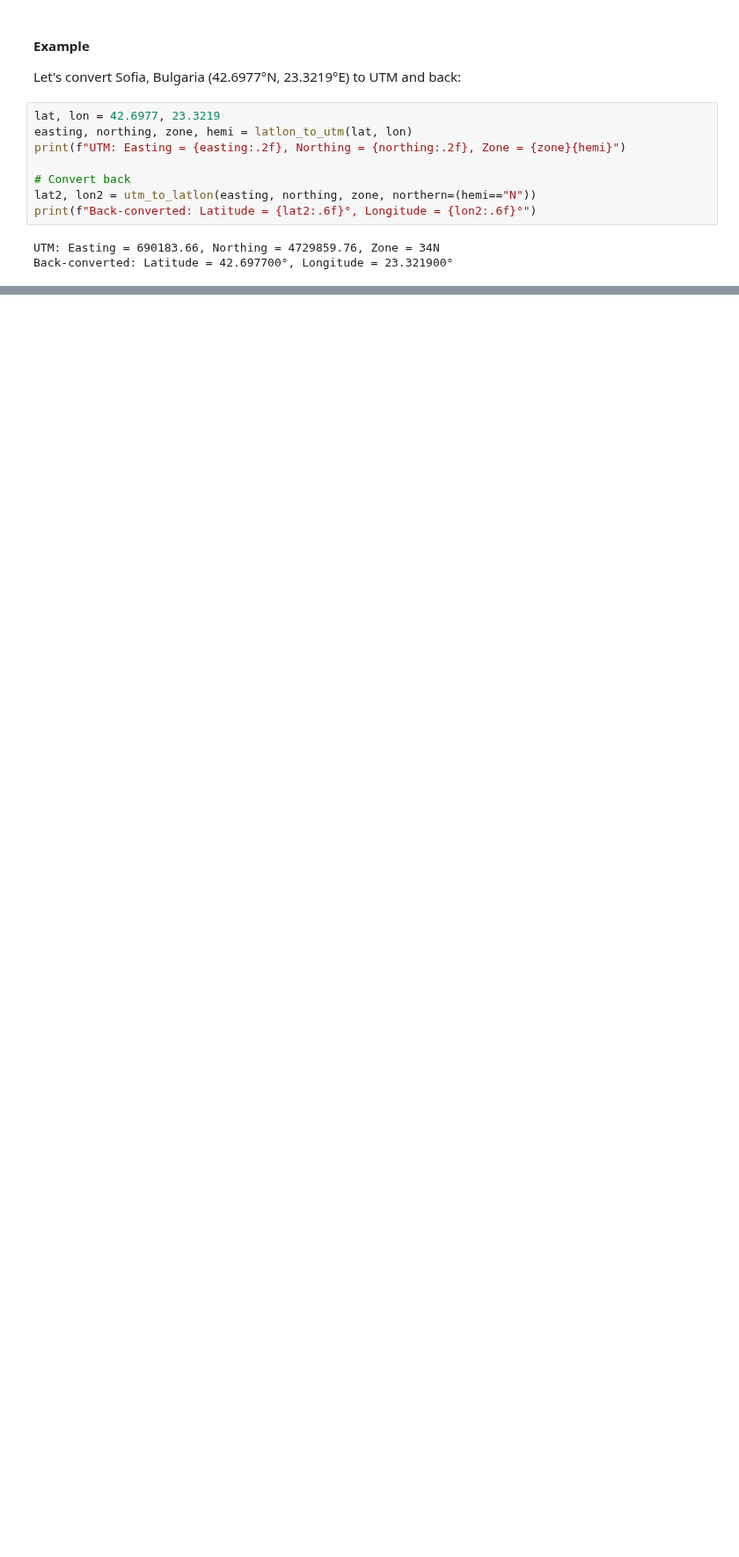
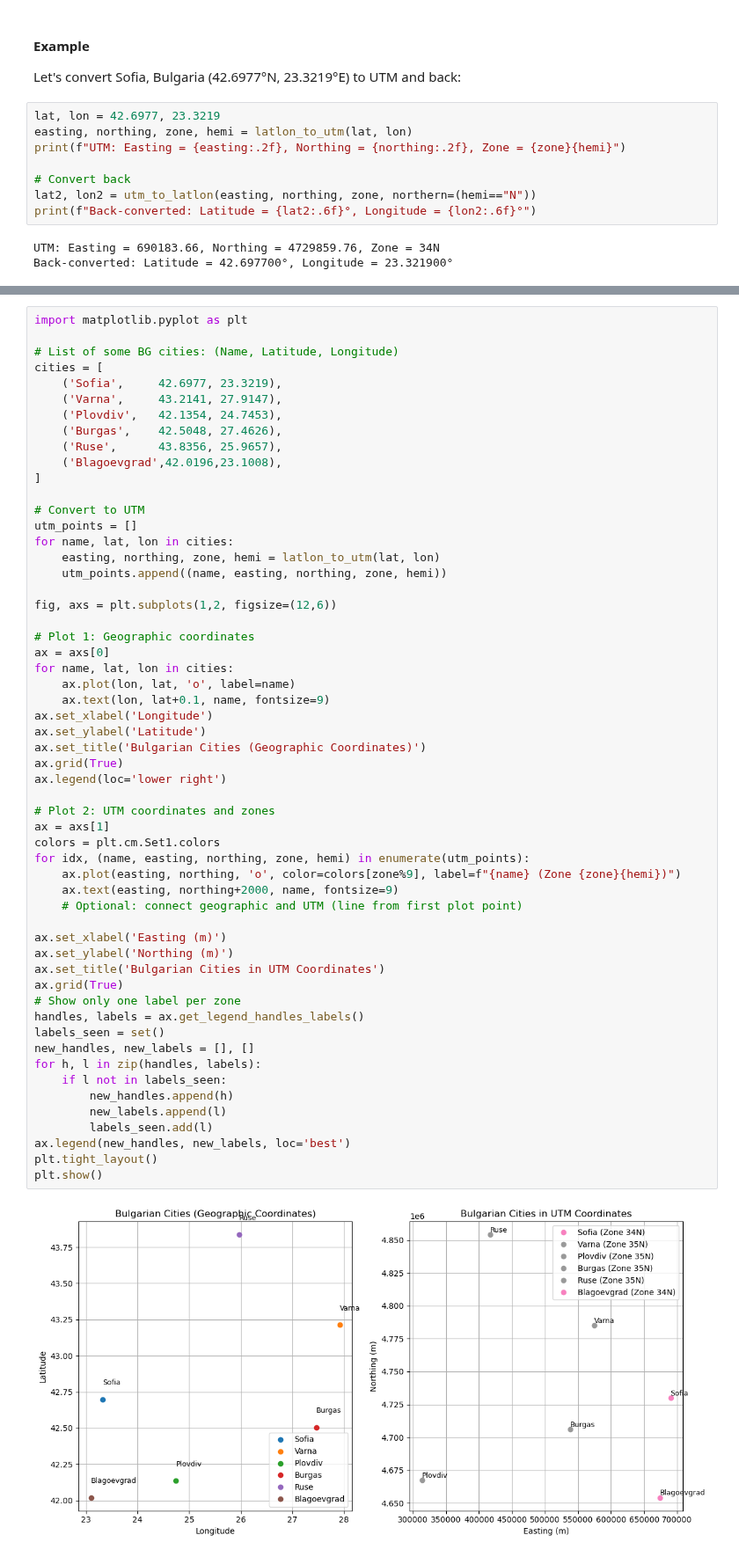
Before and after one commit to Araychev/UPSKILL-AI-and-Machine-Learning---2025, a Jupyter notebook: Math Concepts for Developers - март 2025/Regular_Exam_Project/math_concepts_geo_project.ipynb, the cells around one changed output, grey strips where cells are left out. Shown at 88% size. Cells and saved outputs as stored; diff of their text form; blank space fills up the shorter version.

```diff
--- a/Math Concepts for Developers - март 2025/Regular_Exam_Project/math_concepts_geo_project.ipynb
+++ b/Math Concepts for Developers - март 2025/Regular_Exam_Project/math_concepts_geo_project.ipynb
@@ -733,0 +743,58 @@ Back-converted: Latitude = 42.697700°, Longitude = 23.321900°
+# %%
+import matplotlib.pyplot as plt
+
+# List of some BG cities: (Name, Latitude, Longitude)
+cities = [
+    ('Sofia',     42.6977, 23.3219),
+    ('Varna',     43.2141, 27.9147),
+    ('Plovdiv',   42.1354, 24.7453),
+    ('Burgas',    42.5048, 27.4626),
+    ('Ruse',      43.8356, 25.9657),
+    ('Blagoevgrad',42.0196,23.1008),
+]
+
+# Convert to UTM
+utm_points = []
+for name, lat, lon in cities:
+    easting, northing, zone, hemi = latlon_to_utm(lat, lon)
+    utm_points.append((name, easting, northing, zone, hemi))
+
+fig, axs = plt.subplots(1,2, figsize=(12,6))
+
+# Plot 1: Geographic coordinates
+ax = axs[0]
+for name, lat, lon in cities:
+    ax.plot(lon, lat, 'o', label=name)
+    ax.text(lon, lat+0.1, name, fontsize=9)
+ax.set_xlabel('Longitude')
+ax.set_ylabel('Latitude')
+ax.set_title('Bulgarian Cities (Geographic Coordinates)')
+ax.grid(True)
+ax.legend(loc='lower right')
+
+# Plot 2: UTM coordinates and zones
+ax = axs[1]
+colors = plt.cm.Set1.colors
+for idx, (name, easting, northing, zone, hemi) in enumerate(utm_points):
+    ax.plot(easting, northing, 'o', color=colors[zone%9], label=f"{name} (Zone {zone}{hemi})")
+    ax.text(easting, northing+2000, name, fontsize=9)
+    # Optional: connect geographic and UTM (line from first plot point)
+
+ax.set_xlabel('Easting (m)')
+ax.set_ylabel('Northing (m)')
+ax.set_title('Bulgarian Cities in UTM Coordinates')
+ax.grid(True)
+# Show only one label per zone
+handles, labels = ax.get_legend_handles_labels()
+labels_seen = set()
+new_handles, new_labels = [], []
+for h, l in zip(handles, labels):
+    if l not in labels_seen:
+        new_handles.append(h)
+        new_labels.append(l)
+        labels_seen.add(l)
+ax.legend(new_handles, new_labels, loc='best')
+plt.tight_layout()
+plt.show()
+# %% [output]
+[figure, added]
```
Also changed, not shown: parts of 17 cells of this notebook, 1 other file.
